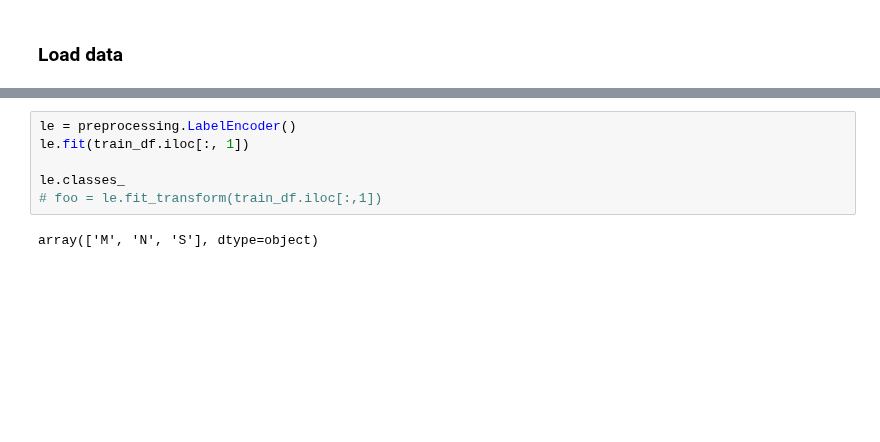
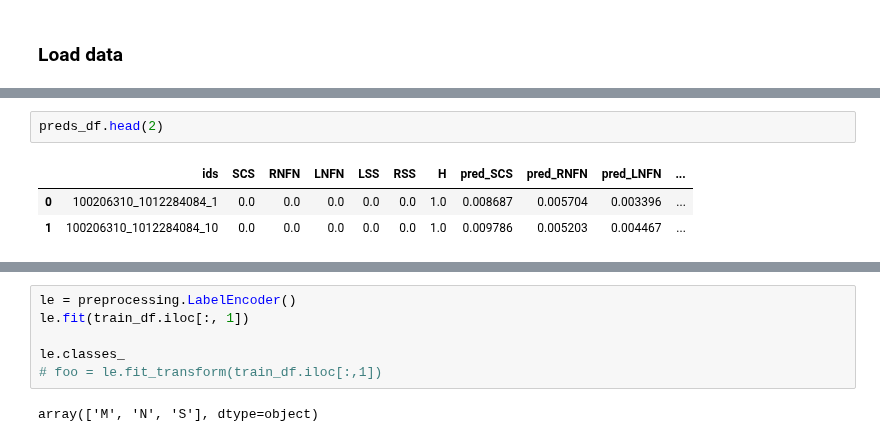
Before and after one commit to rosulucian/deep_learning_playground, a Jupyter notebook: kaggle/RSNA/rnn.ipynb, the cells around one changed output, grey strips where cells are left out. Saved outputs shown, nothing was run; the diff lists cells and outputs as text; blank space fills up the shorter version.

```diff
--- a/kaggle/RSNA/rnn.ipynb
+++ b/kaggle/RSNA/rnn.ipynb
@@ -168,0 +186,6 @@ train_df.fillna('N', inplace=True)
+# %%
+preds_df.head(2)
+# %% [output]
+|  | ids | SCS | RNFN | LNFN | LSS | RSS | H | pred_SCS | pred_RNFN | pred_LNFN | ... |
+| 0 | 100206310_1012284084_1 | 0.0 | 0.0 | 0.0 | 0.0 | 0.0 | 1.0 | 0.008687 | 0.005704 | 0.003396 | ... |
+| 1 | 100206310_1012284084_10 | 0.0 | 0.0 | 0.0 | 0.0 | 0.0 | 1.0 | 0.009786 | 0.005203 | 0.004467 | ... |
```
Also changed, not shown: parts of 82 cells of this notebook, 2 other files.
